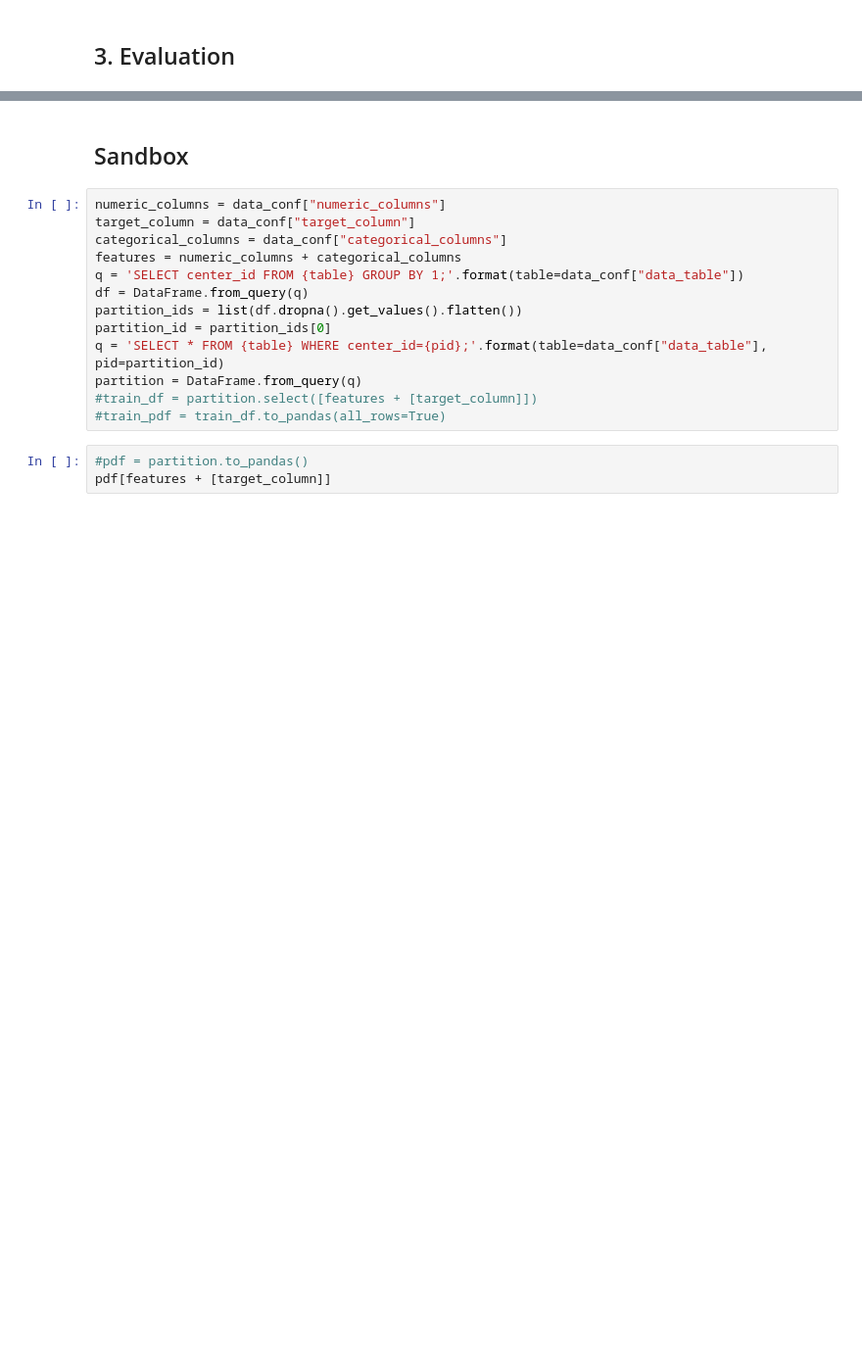
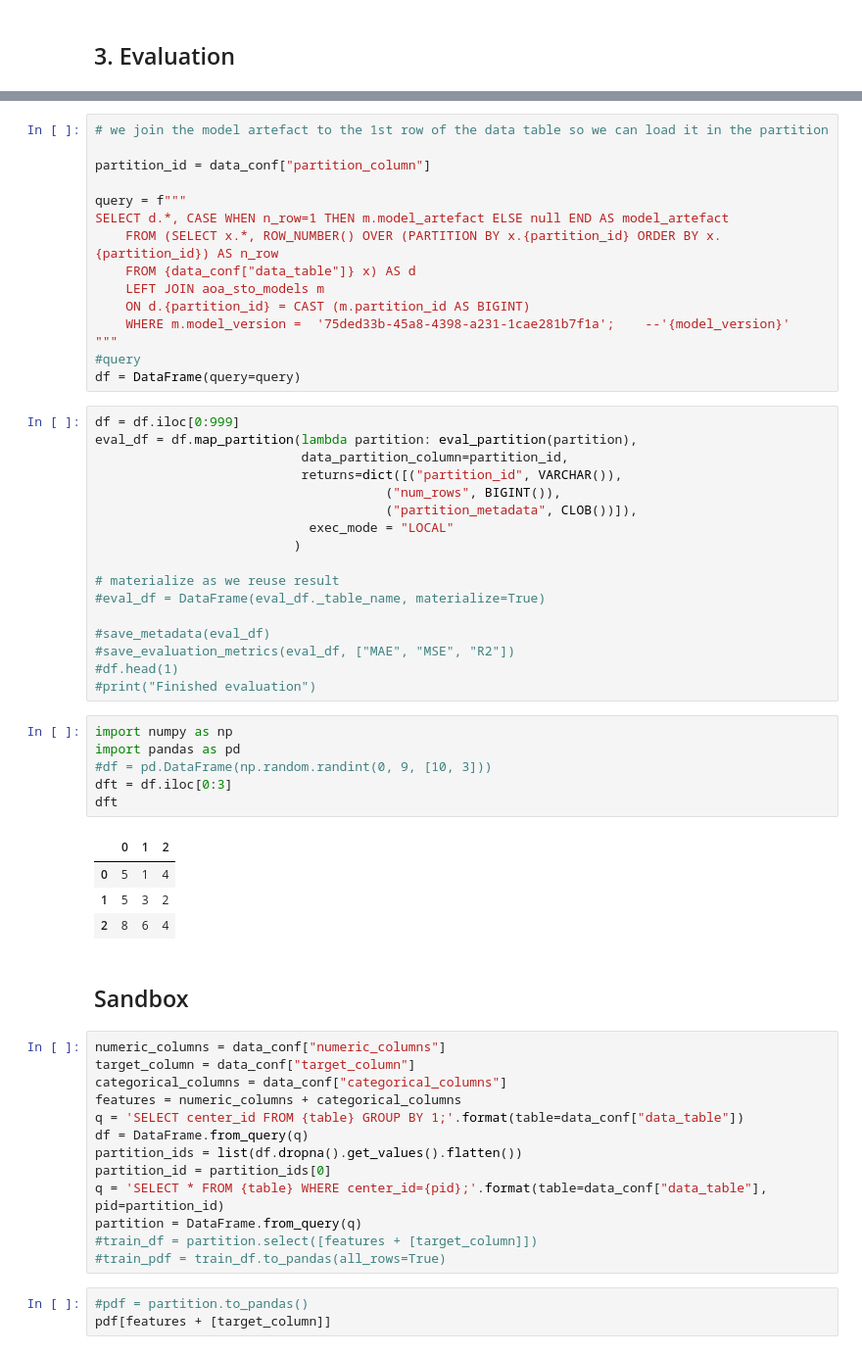
Before and after one commit to lcajachahua/AoaDemoModels, a Jupyter notebook: model_definitions/3eb5f6ce-3f56-4255-b7d1-7373193d3008/notebooks/demand_forecasting_using_STO_sandbox.ipynb, the cells around one changed output, grey strips where cells are left out. Shown: that part at 98% size. Drawn from its saved outputs; the diff is of its cells as text; blank space fills up the shorter version.

```diff
--- a/model_definitions/3eb5f6ce-3f56-4255-b7d1-7373193d3008/notebooks/demand_forecasting_using_STO_sandbox.ipynb
+++ b/model_definitions/3eb5f6ce-3f56-4255-b7d1-7373193d3008/notebooks/demand_forecasting_using_STO_sandbox.ipynb
@@ -228,3 +205,46 @@ Finished evaluation
+# %%
+# we join the model artefact to the 1st row of the data table so we can load it in the partition
+
+partition_id = data_conf["partition_column"]
+
+query = f"""
+SELECT d.*, CASE WHEN n_row=1 THEN m.model_artefact ELSE null END AS model_artefact
+    FROM (SELECT x.*, ROW_NUMBER() OVER (PARTITION BY x.{partition_id} ORDER BY x.{partition_id}) AS n_row
+    FROM {data_conf["data_table"]} x) AS d
+    LEFT JOIN aoa_sto_models m
+    ON d.{partition_id} = CAST (m.partition_id AS BIGINT)
+    WHERE m.model_version =  '75ded33b-45a8-4398-a231-1cae281b7f1a';    --'{model_version}'
+"""
+#query
+df = DataFrame(query=query)
+# %%
+df = df.iloc[0:999]
+eval_df = df.map_partition(lambda partition: eval_partition(partition),
+                           data_partition_column=partition_id,
+                           returns=dict([("partition_id", VARCHAR()),
+                                      ("num_rows", BIGINT()),
+                                      ("partition_metadata", CLOB())]),
+                            exec_mode = "LOCAL"
+                          )
+
+# materialize as we reuse result
+#eval_df = DataFrame(eval_df._table_name, materialize=True)
+
+#save_metadata(eval_df)
+#save_evaluation_metrics(eval_df, ["MAE", "MSE", "R2"])
+#df.head(1)
+#print("Finished evaluation")
+# %%
+import numpy as np
+import pandas as pd
+#df = pd.DataFrame(np.random.randint(0, 9, [10, 3]))
+dft = df.iloc[0:3]
+dft
+# %% [output]
+|  | 0 | 1 | 2 |
+| 0 | 5 | 1 | 4 |
+| 1 | 5 | 3 | 2 |
+| 2 | 8 | 6 | 4 |
 # %% [markdown]
 ## Sandbox
 # %%
```
Also changed, not shown: parts of 9 cells of this notebook, 9 other files.
